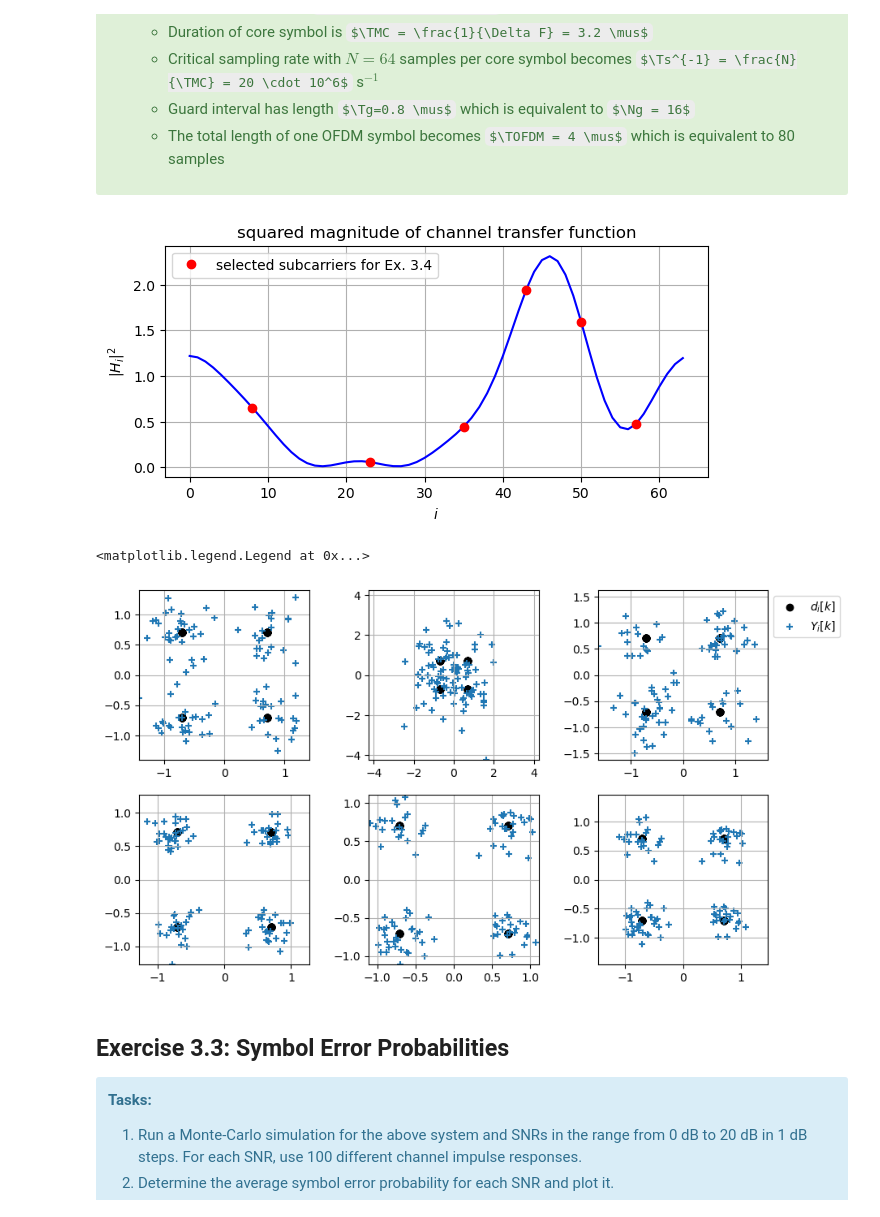
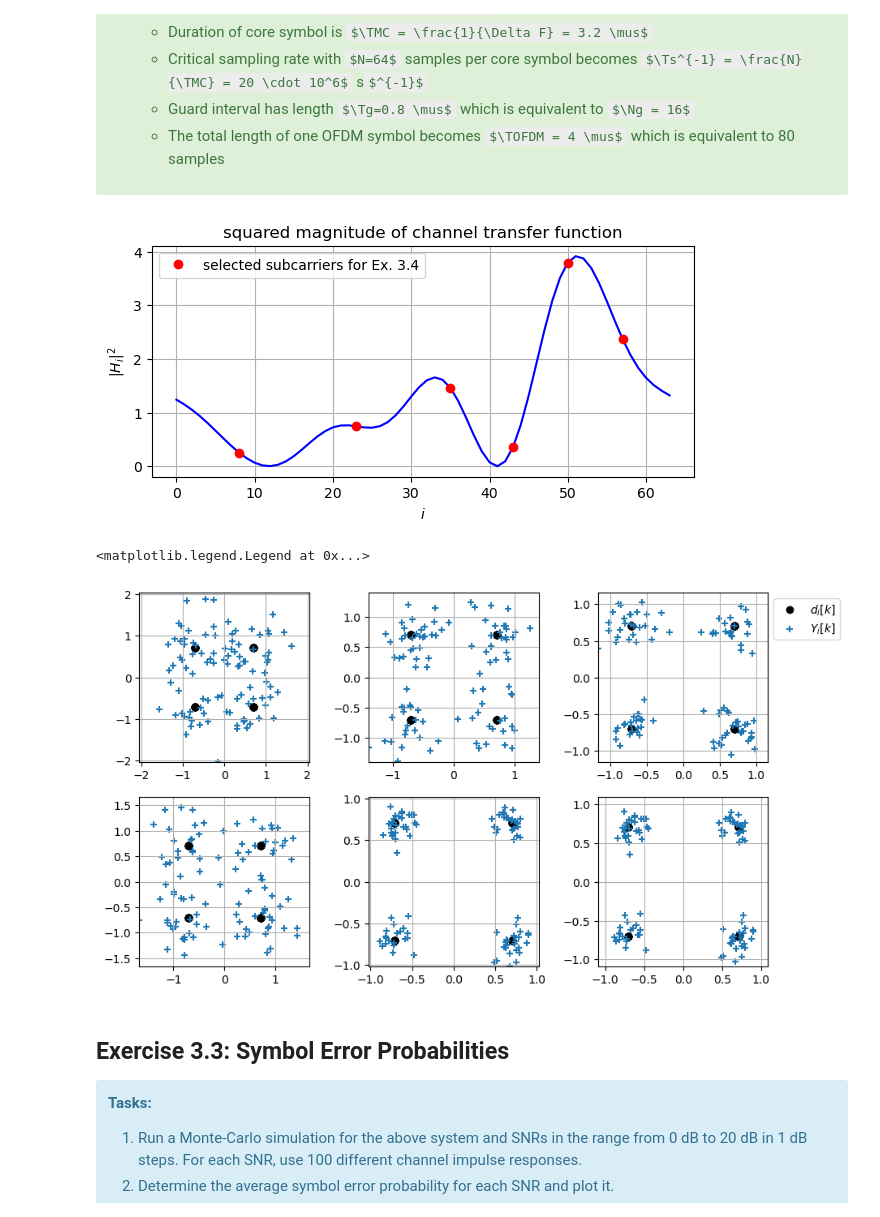
Before and after one commit to VK-NT2024/DigitalCommunications-Lecture, a Jupyter notebook: DC-03_plainOFDMsystem.ipynb, the cells around one changed output. Saved outputs shown, nothing was run; the diff lists cells and outputs as text; code cells hidden in the pictures; some formulas as TeX source.

```diff
--- a/DC-03_plainOFDMsystem.ipynb
+++ b/DC-03_plainOFDMsystem.ipynb
@@ -541,8 +576,8 @@ i = np.array([8,23,35,43,50,57])
 fig2 = plt.figure(figsize=(7,3))
 
 ax2 = fig2.add_subplot(111)
-ax2.plot(np.abs(H)**2,'b-')
-ax2.plot(i,np.abs(H[i])**2,'ro', label='selected subcarriers for Ex. 3.4')
+ax2.plot(np.abs(ofdm.H)**2,'b-')
+ax2.plot(i,np.abs(ofdm.H[i])**2,'ro', label='selected subcarriers for Ex. 3.4')
 plt.xlabel('$i$')
 plt.ylabel('$|H_i|^2$')
 plt.title('squared magnitude of channel transfer function')
@@ -550,10 +585,12 @@ plt.grid()
 plt.legend()
 plt.show()
 # %% [output]
-[figure, old version]
+[figure, new version]
 # %%
 fig3 = plt.figure(figsize=(10,6))
 plt.subplots_adjust(wspace=0.35)
+ds = np.reshape(d,(-1,N))
+dtilde = np.reshape(dtilde,(-1,N))
 
 ax3a = fig3.add_subplot(231)
 ax3a.scatter(np.real(ds[:,i[0]]), np.imag(ds[:,i[0]]),c='k')
@@ -585,34 +622,34 @@ ax3c.grid()
 ax3d = fig3.add_subplot(234)
 ax3d.scatter(np.real(ds[:,i[3]]), np.imag(ds[:,i[3]]),c='k')
 ax3d.scatter(np.real(dtilde[:,i[3]]), np.imag(dtilde[:,i[3]]),marker='+')
 ax3d.set_aspect('equal')
 xmax = np.amax([np.amax(np.abs(np.real(dtilde[:,i[3]]))),np.amax(np.abs(np.imag(dtilde[:,i[3]])))])
 ax3d.set_xlim(-xmax,xmax)
 ax3d.set_ylim(-xmax,xmax)
 ax3d.grid()
 
 ax3e = fig3.add_subplot(235)
 ax3e.scatter(np.real(ds[:,i[4]]), np.imag(ds[:,i[4]]),c='k')
 ax3e.scatter(np.real(dtilde[:,i[4]]), np.imag(dtilde[:,i[4]]),marker='+')
 ax3e.set_aspect('equal')
 xmax = np.amax([np.amax(np.abs(np.real(dtilde[:,i[4]]))),np.amax(np.abs(np.imag(dtilde[:,i[4]])))])
 ax3e.set_xlim(-xmax,xmax)
 ax3e.set_ylim(-xmax,xmax)
 ax3e.grid()
 
 ax3f = fig3.add_subplot(236)
 ax3f.scatter(np.real(ds[:,i[4]]), np.imag(ds[:,i[4]]),c='k')
 ax3f.scatter(np.real(dtilde[:,i[4]]), np.imag(dtilde[:,i[4]]),marker='+')
 ax3f.set_aspect('equal')
 xmax = np.amax([np.amax(np.abs(np.real(dtilde[:,i[5]]))),np.amax(np.abs(np.imag(dtilde[:,i[5]])))])
 ax3f.set_xlim(-xmax,xmax)
 ax3f.set_ylim(-xmax,xmax)
 ax3f.grid()
 
 ax3c.legend(loc='upper left', bbox_to_anchor=(1, 1.0))
 # %% [output]
 <matplotlib.legend.Legend at 0x...>
-[figure, old version]
+[figure, new version]
 # %% [markdown]
 ## Exercise 3.3: Symbol Error Probabilities
 
```
Also changed, not shown: parts of 6 cells of this notebook, 2 other files.
